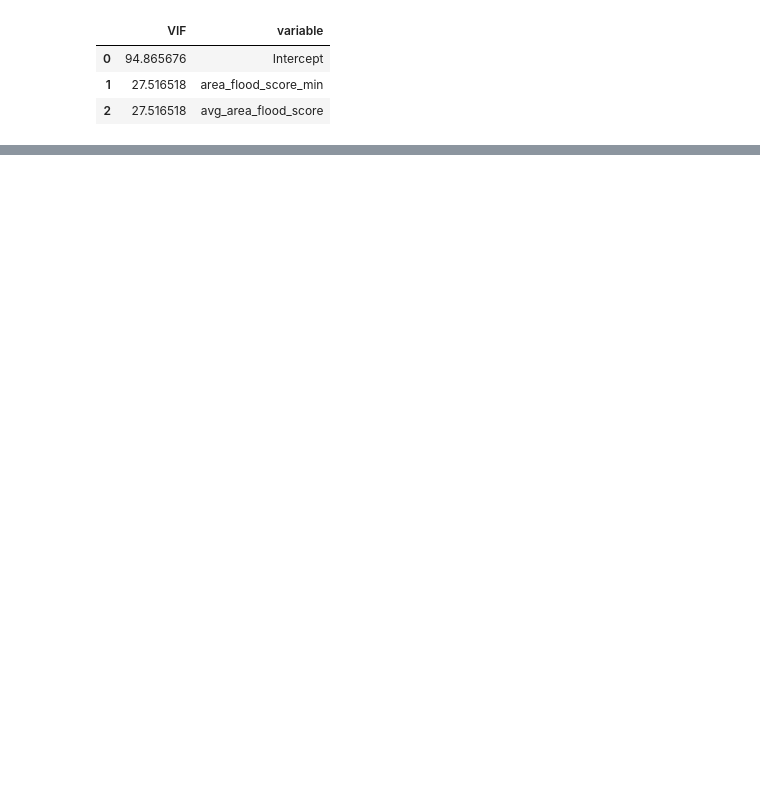
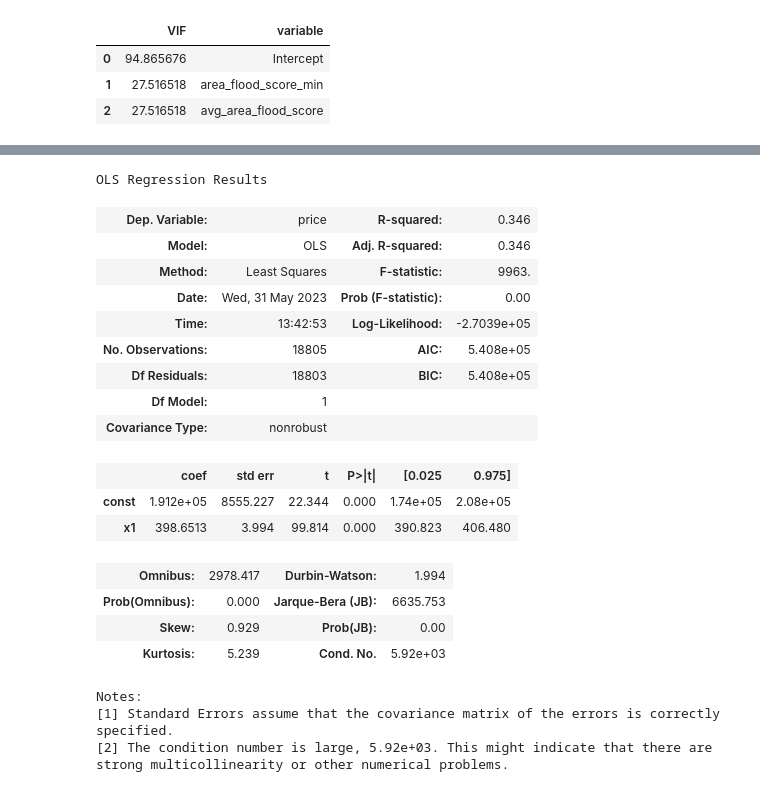
Before and after one commit to Lou-Hines/Housing_Prices_and_Flood_Risk, a Jupyter notebook: EDA-Hines-5 (Regressions).ipynb, the cells around one changed output, grey strips where cells are left out. Saved outputs shown, nothing was run; the diff lists cells and outputs as text; code cells hidden in the pictures; blank space fills up the shorter version.

```diff
--- a/EDA-Hines-5 (Regressions).ipynb
+++ b/EDA-Hines-5 (Regressions).ipynb
@@ -147,0 +213,27 @@ vif
+# %%
+X_int = sm.add_constant(X_train)
+model = sm.OLS(y_train, X_int).fit()
+summary = model.summary()
+summary
+# %% [output]
+OLS Regression Results
+| Dep. Variable: | price | R-squared: | 0.346 |
+| Model: | OLS | Adj. R-squared: | 0.346 |
+| Method: | Least Squares | F-statistic: | 9963. |
+| Date: | Wed, 31 May 2023 | Prob (F-statistic): | 0.00 |
+| Time: | 13:42:53 | Log-Likelihood: | -2.7039e+05 |
+| No. Observations: | 18805 | AIC: | 5.408e+05 |
+| Df Residuals: | 18803 | BIC: | 5.408e+05 |
+| Df Model: | 1 |  |  |
+| Covariance Type: | nonrobust |  |  |
+|  | coef | std err | t | P>|t| | [0.025 | 0.975] |
+| const | 1.912e+05 | 8555.227 | 22.344 | 0.000 | 1.74e+05 | 2.08e+05 |
+| x1 | 398.6513 | 3.994 | 99.814 | 0.000 | 390.823 | 406.480 |
+| Omnibus: | 2978.417 | Durbin-Watson: | 1.994 |
+| Prob(Omnibus): | 0.000 | Jarque-Bera (JB): | 6635.753 |
+| Skew: | 0.929 | Prob(JB): | 0.00 |
+| Kurtosis: | 5.239 | Cond. No. | 5.92e+03 |
+Notes:
+[1] Standard Errors assume that the covariance matrix of the errors is correctly specified.
+[2] The condition number is large, 5.92e+03. This might indicate that there are
+strong multicollinearity or other numerical problems.
```
Also changed, not shown: parts of 27 cells of this notebook.
